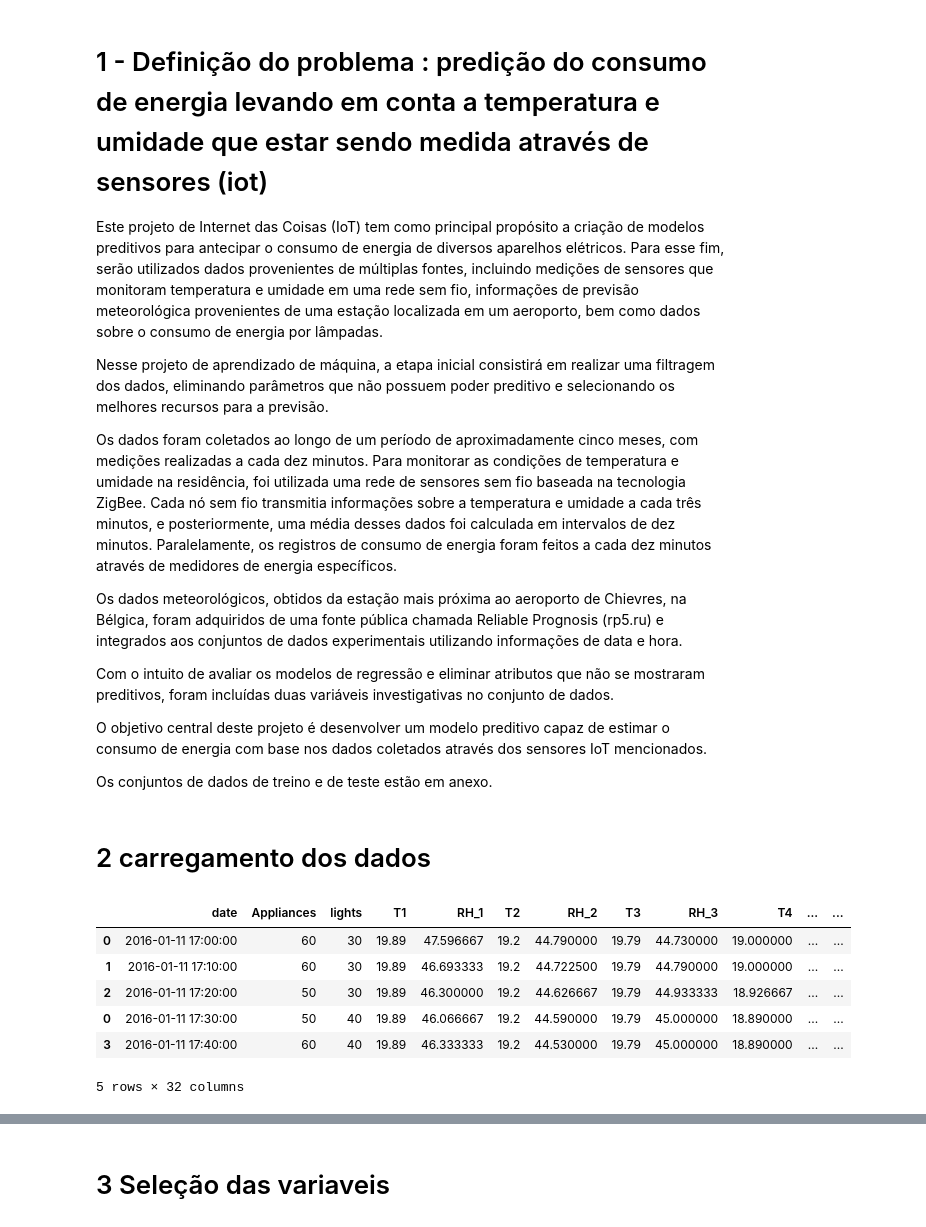
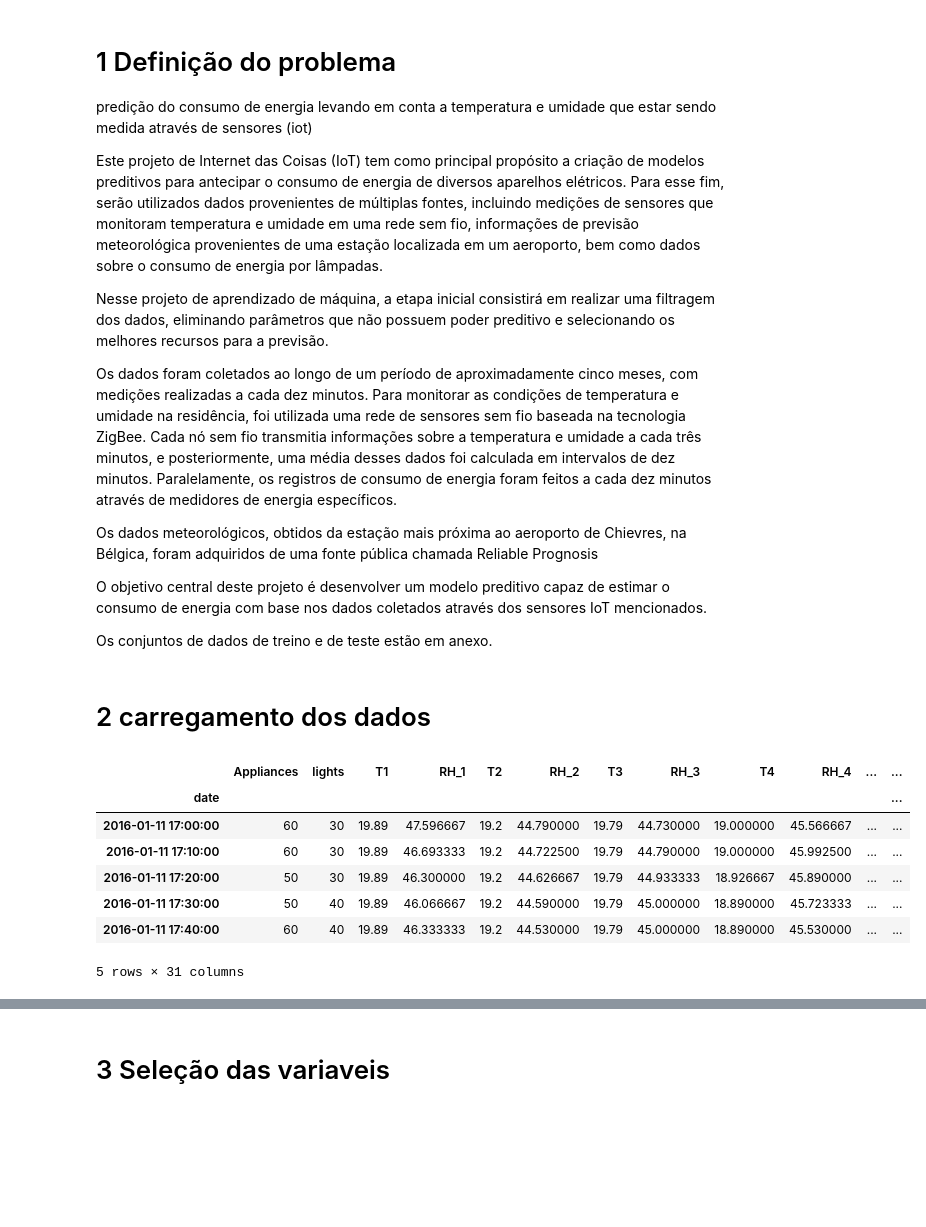
Before and after one commit to Chivunk08/Mestrado_IA, a Jupyter notebook: tese_Inteligência_Artificial/BASE DE DADOS DE CONSUMO DE ENERGIA E SENSORES DE TEMPERATURA E UMIDADE/avaliação-1.ipynb, the cells around one changed output, grey strips where cells are left out. Drawn from its saved outputs; the diff is of its cells as text; code cells hidden in the pictures; blank space fills up the shorter version.

```diff
--- a/tese_Inteligência_Artificial/BASE DE DADOS DE CONSUMO DE ENERGIA E SENSORES DE TEMPERATURA E UMIDADE/avaliação-1.ipynb
+++ b/tese_Inteligência_Artificial/BASE DE DADOS DE CONSUMO DE ENERGIA E SENSORES DE TEMPERATURA E UMIDADE/avaliação-1.ipynb
@@ -3,7 +4,8 @@
 # 2 carregamento dos dados
 # 3 Seleção das variaveis
 # %% [markdown]
-# 1 - Definição do problema : predição do consumo de energia levando em conta a temperatura e umidade que estar sendo medida através de sensores (iot)
+# 1 Definição do problema
+predição do consumo de energia levando em conta a temperatura e umidade que estar sendo medida através de sensores (iot)
 
 Este projeto de Internet das Coisas (IoT) tem como principal propósito a criação de modelos preditivos para antecipar o consumo de energia de diversos aparelhos elétricos. Para esse fim, serão utilizados dados provenientes de múltiplas fontes, incluindo medições de sensores que monitoram temperatura e umidade em uma rede sem fio, informações de previsão meteorológica provenientes de uma estação localizada em um aeroporto, bem como dados sobre o consumo de energia por lâmpadas.
 
@@ -11,9 +13,7 @@ Nesse projeto de aprendizado de máquina, a etapa inicial consistirá em realiza
 
 Os dados foram coletados ao longo de um período de aproximadamente cinco meses, com medições realizadas a cada dez minutos. Para monitorar as condições de temperatura e umidade na residência, foi utilizada uma rede de sensores sem fio baseada na tecnologia ZigBee. Cada nó sem fio transmitia informações sobre a temperatura e umidade a cada três minutos, e posteriormente, uma média desses dados foi calculada em intervalos de dez minutos. Paralelamente, os registros de consumo de energia foram feitos a cada dez minutos através de medidores de energia específicos.
 
-Os dados meteorológicos, obtidos da estação mais próxima ao aeroporto de Chievres, na Bélgica, foram adquiridos de uma fonte pública chamada Reliable Prognosis (rp5.ru) e integrados aos conjuntos de dados experimentais utilizando informações de data e hora.
-
- Com o intuito de avaliar os modelos de regressão e eliminar atributos que não se mostraram preditivos, foram incluídas duas variáveis investigativas no conjunto de dados.
+Os dados meteorológicos, obtidos da estação mais próxima ao aeroporto de Chievres, na Bélgica, foram adquiridos de uma fonte pública chamada Reliable Prognosis
 
 O objetivo central deste projeto é desenvolver um modelo preditivo capaz de estimar o consumo de energia com base nos dados coletados através dos sensores IoT mencionados.
 
@@ -32,12 +32,17 @@ df_treino = pd.read_csv('dataset_training.csv',sep = ',')
 # %%
 df = pd.concat([df_teste,df_treino])
 df = df.sort_values(['date'], ascending=True)
-df.head()
-# %% [output]
-|  | date | Appliances | lights | T1 | RH_1 | T2 | RH_2 | T3 | RH_3 | T4 | ... | ... |
-| 0 | 2016-01-11 17:00:00 | 60 | 30 | 19.89 | 47.596667 | 19.2 | 44.790000 | 19.79 | 44.730000 | 19.000000 | ... | ... |
-| 1 | 2016-01-11 17:10:00 | 60 | 30 | 19.89 | 46.693333 | 19.2 | 44.722500 | 19.79 | 44.790000 | 19.000000 | ... | ... |
-| 2 | 2016-01-11 17:20:00 | 50 | 30 | 19.89 | 46.300000 | 19.2 | 44.626667 | 19.79 | 44.933333 | 18.926667 | ... | ... |
-| 0 | 2016-01-11 17:30:00 | 50 | 40 | 19.89 | 46.066667 | 19.2 | 44.590000 | 19.79 | 45.000000 | 18.890000 | ... | ... |
-| 3 | 2016-01-11 17:40:00 | 60 | 40 | 19.89 | 46.333333 | 19.2 | 44.530000 | 19.79 | 45.000000 | 18.890000 | ... | ... |
-5 rows × 32 columns
+# %%
+# Definindo a variavel date como Index do Dataset.
+df.index = df['date']
+df = df.drop('date', 1)
+df.head(5)
+# %% [output]
+|  | Appliances | lights | T1 | RH_1 | T2 | RH_2 | T3 | RH_3 | T4 | RH_4 | ... | ... |
+| date |  |  |  |  |  |  |  |  |  |  |  | ... |
+| 2016-01-11 17:00:00 | 60 | 30 | 19.89 | 47.596667 | 19.2 | 44.790000 | 19.79 | 44.730000 | 19.000000 | 45.566667 | ... | ... |
+| 2016-01-11 17:10:00 | 60 | 30 | 19.89 | 46.693333 | 19.2 | 44.722500 | 19.79 | 44.790000 | 19.000000 | 45.992500 | ... | ... |
+| 2016-01-11 17:20:00 | 50 | 30 | 19.89 | 46.300000 | 19.2 | 44.626667 | 19.79 | 44.933333 | 18.926667 | 45.890000 | ... | ... |
+| 2016-01-11 17:30:00 | 50 | 40 | 19.89 | 46.066667 | 19.2 | 44.590000 | 19.79 | 45.000000 | 18.890000 | 45.723333 | ... | ... |
+| 2016-01-11 17:40:00 | 60 | 40 | 19.89 | 46.333333 | 19.2 | 44.530000 | 19.79 | 45.000000 | 18.890000 | 45.530000 | ... | ... |
+5 rows × 31 columns
```
Also changed, not shown: parts of 8 cells of this notebook.
